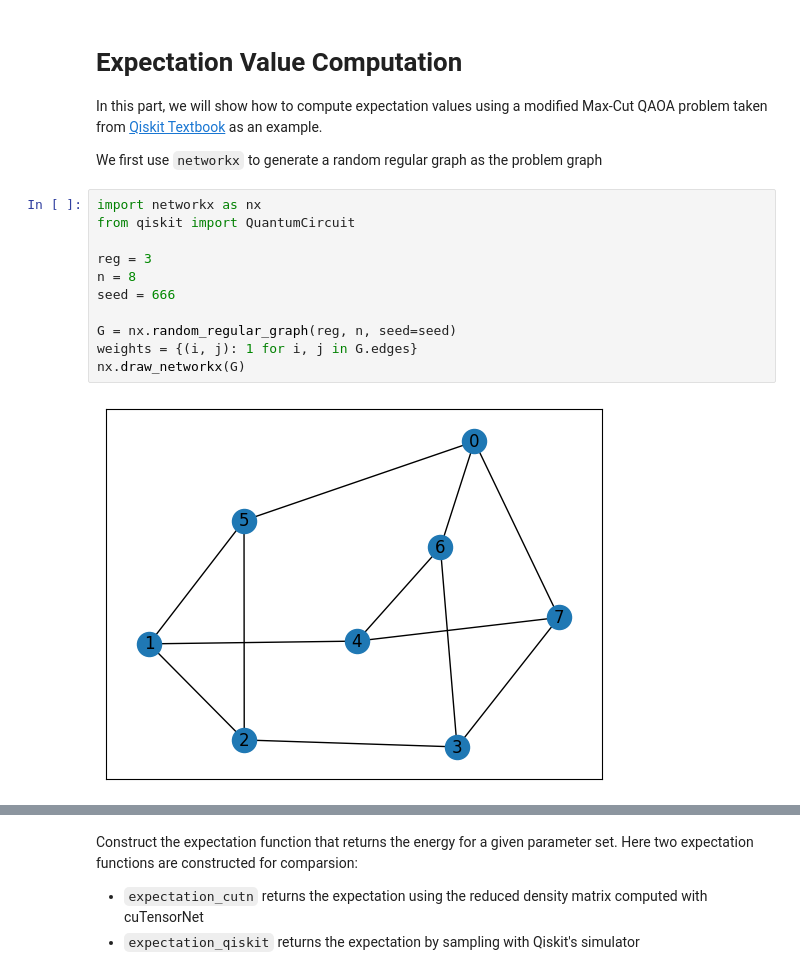
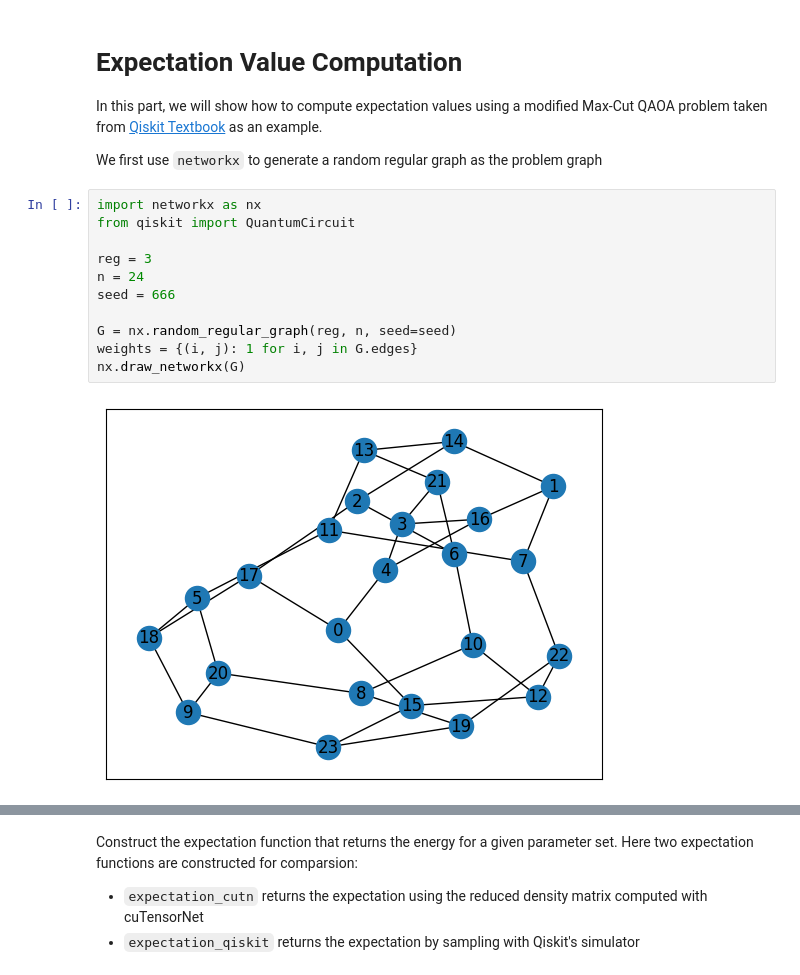
Before and after one commit to AdrianoLusso/QuantumComputing_for_JobReassignmentProblem, a Jupyter notebook: qiskit_advanced_adriano.ipynb, the cells around one changed output, grey strips where cells are left out. Saved outputs shown, nothing was run; the diff lists cells and outputs as text.

```diff
--- a/qiskit_advanced_adriano.ipynb
+++ b/qiskit_advanced_adriano.ipynb
@@ -180,16 +172,16 @@ We first use `networkx` to generate a random regular graph as the problem graph
 # %%
 import networkx as nx
 from qiskit import QuantumCircuit
 
 reg = 3
-n = 8
+n = 24
 seed = 666
 
 G = nx.random_regular_graph(reg, n, seed=seed)
 weights = {(i, j): 1 for i, j in G.edges}
 nx.draw_networkx(G)
 # %% [output]
-[figure, old version]
+[figure, new version]
 # %%
 def create_qaoa_circ(G, theta):
 
```
Also changed, not shown: parts of 11 cells of this notebook, 4 other files.
